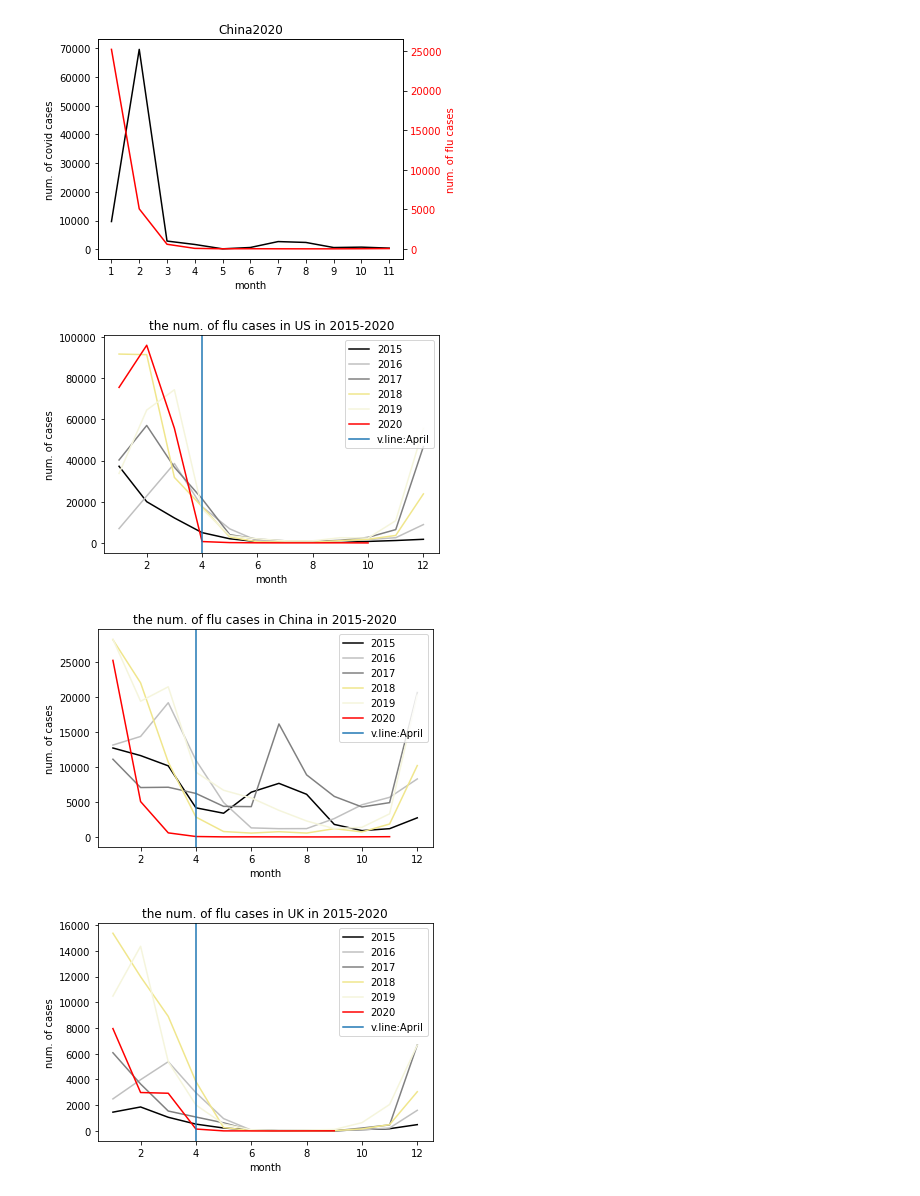
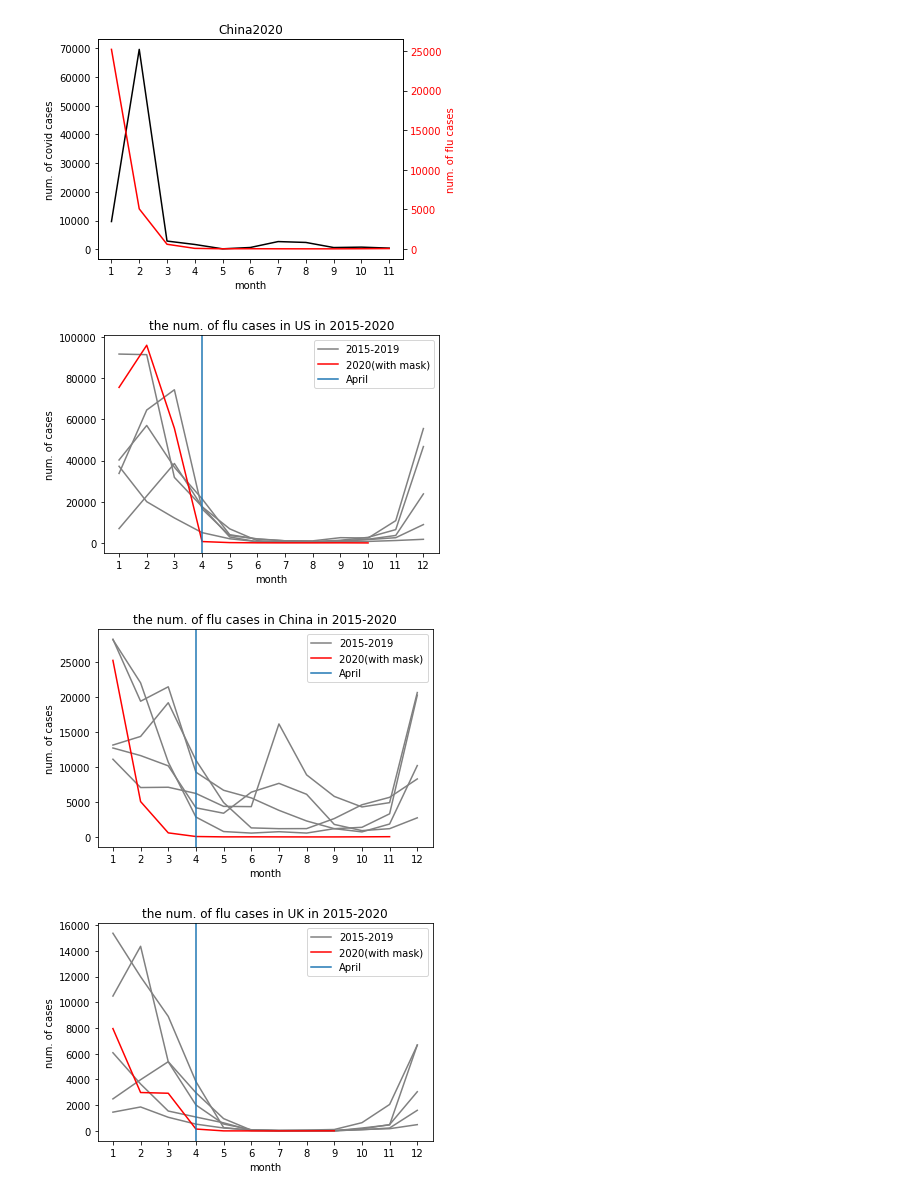
Before and after one commit to annaycc24/2020Fall_projects, a Jupyter notebook: final_pj_team05.ipynb, the cells around one changed output. Drawn from its saved outputs; the diff is of its cells as text; code cells hidden in the pictures.

Commit message:
modify the plot_graph3 function

```diff
--- a/final_pj_team05.ipynb
+++ b/final_pj_team05.ipynb
@@ -293,53 +293,55 @@ china_graph2020=plot_covid_graph(china, 2020)
 #Hypothesis 3:
 #The peak of the spread of influenza may delay due to the pandemic since people wear masks.
 # hypothesis 3 -> 2015 ~ 2019 數據疊一起看過去幾年的flu peak，2020數據也疊一起，但是用不同顏色的線表示 -> 作結論 (plot x 1)(2015~2020)
-def plot_graph3(country: pd.DataFrame):
-    plot_data15 = separate_data(country, 2015)
-    plot_data16 = separate_data(country, 2016)
-    plot_data17 = separate_data(country, 2017)
-    plot_data18 = separate_data(country, 2018)
-    plot_data19 = separate_data(country, 2019)
-    plot_data20 = separate_data(country, 2020)
+def plot_graph3(country: pd.DataFrame,startyear:int,currentyear:int):
+    for i in range(startyear,currentyear+1)
+        plot_data15 = separate_data(country, startyear)
+        plot_data16 = separate_data(country, year2)
+        plot_data17 = separate_data(country, year3)
+        plot_data18 = separate_data(country, year4)
+        plot_data19 = separate_data(country, year5)
+        plot_data20 = separate_data(country, currentyear)
 
     # extract data from specific year
     flucase15=plot_data15['flu cases']
     flucase16=plot_data16['flu cases']
     flucase17=plot_data17['flu cases']
     flucase18=plot_data18['flu cases']
     flucase19=plot_data19['flu cases']
     flucase20=plot_data20['flu cases']
     fig, ax1 = plt.subplots()
-    plt.title('the num. of flu cases in '+country["country"][0] + ' in 2015-2020')
+    plt.title('the num. of flu cases in '+country["country"][0] + ' in '+str(startyear)+'-'+str(currentyear))
     plt.xlabel('month')
 
     time=plot_data15['month']
     time20=plot_data20['month']
+    plt.xticks(np.arange(min(time), max(time)+1, 1.0))
     ax1.set_ylabel('num. of cases', color='black')
-    plt.plot(time, flucase15, color='black',label='2015')
-    plt.plot(time, flucase16, color='silver',label='2016')
-    plt.plot(time, flucase17, color='grey',label='2017')
-    plt.plot(time, flucase18, color='khaki',label='2018')
-    plt.plot(time, flucase19, color='beige',label='2019')
-    plt.plot(time20, flucase20, color='red',label='2020')
-    plt.axvline(x=4,label='v.line:April')
+    plt.plot(time, flucase15, color='grey',label='2015-2019')
+    plt.plot(time, flucase16, color='grey')
+    plt.plot(time, flucase17, color='grey')
+    plt.plot(time, flucase18, color='grey')
+    plt.plot(time, flucase19, color='grey')
+    plt.plot(time20, flucase20, color='red',label='2020(with mask)')
+    plt.axvline(x=4,label='April')
     plt.legend(loc="upper right")
     #fig.tight_layout() # i'm not sure the purpose of this line
 
     #DATE = []
     #for y, m in zip(plot_data.year, plot_data.month):
     #    DATE.append(date(y, m,1))
     #plot_data['DATE'] = DATE
 
     #plt.plot(time, flucase)
     #plt.plot(time, mask_trend)
     #plt.xlabel('month')
     #plt.ylabel('num. of cases')
     plt.show()
 
-us_graph3=plot_graph3(us)
-china_graph3=plot_graph3(china)
-uk_graph3=plot_graph3(uk)
+us_graph3=plot_graph3(us,2015,2020)
+china_graph3=plot_graph3(china,2015,2020)
+uk_graph3=plot_graph3(uk,2015,2020)
 # %% [output]
-[figure, old version]
+[figure, new version]
-[figure, old version]
+[figure, new version]
-[figure, old version]
+[figure, new version]
```
